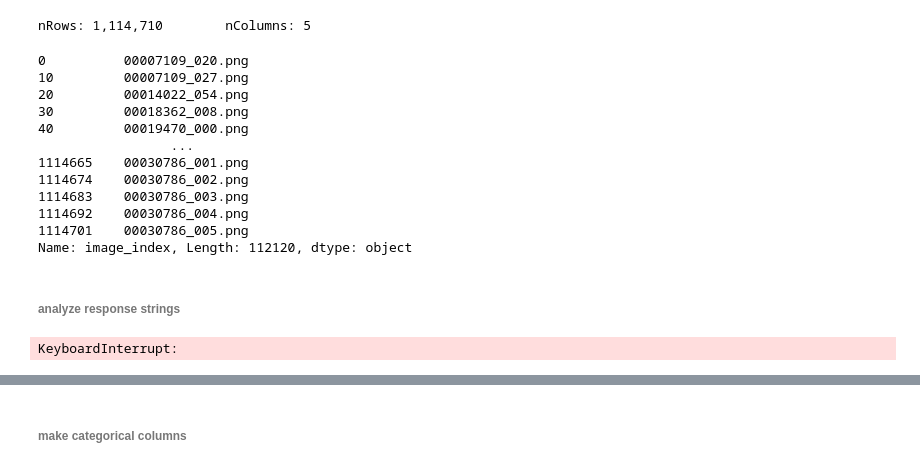
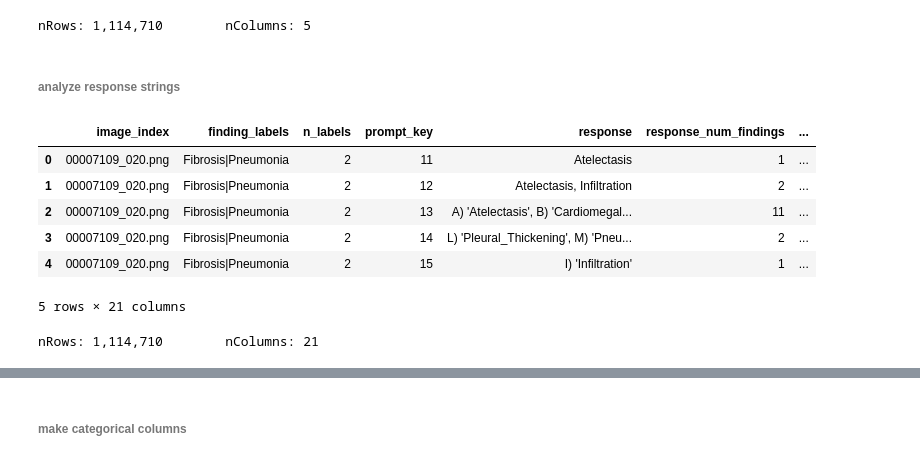
Before and after one commit to mark-rustad/CheXagent, a Jupyter notebook: get_started.ipynb, the cells around one changed output, grey strips where cells are left out. Cells and saved outputs as stored; diff of their text form; code cells hidden in the pictures.

```diff
--- a/get_started.ipynb
+++ b/get_started.ipynb
@@ -73,10 +76,10 @@ def is_true_positive(series):
 
 def true_positives(series):
     label_list = series["finding_labels"].split("|")
-    true_positives = []
-    for label in label_list:
-        if label in series["response"]:
-            true_positives.append(label)
+    true_positives = [label for label in label_list if label in series["response"]]
+    # for label in label_list:
+    #     if label in series["response"]:
+    #         true_positives.append(label)
     return true_positives
 
 
@@ -84,10 +87,10 @@ def false_positives(series):
     label_list = series["finding_labels"].split("|")
     conditions = ["Atelectasis", "Cardiomegaly", "Consolidation", "Edema", "Effusion", "Emphysema", "Fibrosis", "Hernia", "Infiltration", "Mass", "Nodule", "Pleural_Thickening", "Pneumonia", "Pneumothorax", "No Finding"]  # fmt: skip # nopep8
     fp_options = [x for x in conditions if x not in label_list]
-    false_positives = []
-    for option in fp_options:
-        if option in series["response"]:
-            false_positives.append(option)
+    false_positives = [fp for fp in fp_options if fp in series["response"]]
+    # for option in fp_options:
+    #     if option in series["response"]:
+    #         false_positives.append(option)
     return false_positives
 
 
@@ -185,7 +188,8 @@ data = data[column_names]
 # %% [markdown]
 ###### import results
 # %%
-filelist = [x.as_posix() for x in Path("output").rglob("disease_classification_QA*.csv")]
+# filelist = [x.as_posix() for x in Path("output").rglob("disease_classification_QA*.csv")]
+filelist = [x.as_posix() for x in Path("output").rglob("CheXagent_results_on_NIH_CXR.csv.gz")]
 results = pd.DataFrame()
 for f in filelist:
     df_i = pd.read_csv(f, usecols=["image_index", "finding_labels", "prompt_key", "response"], dtype=str)
@@ -209,41 +211,37 @@ results.to_csv("output/CheXagent_results_on_NIH_CXR.csv.gz", index=False)
-# %%
-results["image_index"].drop_duplicates()
-# %% [output]
-0          00007109_020.png
-10         00007109_027.png
-20         00014022_054.png
-30         00018362_008.png
-40         00019470_000.png
-                 ...
-1114665    00030786_001.png
-1114674    00030786_002.png
-1114683    00030786_003.png
-1114692    00030786_004.png
-1114701    00030786_005.png
-Name: image_index, Length: 112120, dtype: object
 # %% [markdown]
 ###### analyze response strings
 # %%
 results["response_num_findings"] = results["response"].transform(count_substrings)
 results["response_num_findings_grouped"] = results["response_num_findings"].apply(lambda x: 15 if x >= 15 else x)
 results["label_in_response"] = results.apply(is_label_in_response, axis=1)
 results["true_positives"] = results.apply(true_positives, axis=1)
 results["true_positives_len"] = results["true_positives"].transform(len)
 results["false_positives"] = results.apply(false_positives, axis=1)
 results["false_positives_len"] = results["false_positives"].transform(len)
 results["true_negatives"] = results.apply(true_negatives, axis=1)
 results["true_negatives_len"] = results["true_negatives"].transform(len)
 results["false_negatives"] = results.apply(false_negatives, axis=1)
 results["false_negatives_len"] = results["false_negatives"].transform(len)
 
 results["accuracy"] = (results["true_positives_len"] + results["true_negatives_len"]) / 15
 results["recall"] = results["true_positives_len"] / (results["true_positives_len"] + results["false_negatives_len"])
 results["precision"] = results["true_positives_len"] / (results["true_positives_len"] + results["false_positives_len"])
-results["f1"] = (2 * ((results["precision"] * results["recall"]) / (results["precision"] + results["recall"]))).fillna(0.)
-results["specificity"] = results["true_negatives_len"] / (results["true_negatives_len"] + results["false_positives_len"])
+results["f1"] = (2 * ((results["precision"] * results["recall"]) / (results["precision"] + results["recall"]))).fillna(
+    0.0
+)
+results["specificity"] = results["true_negatives_len"] / (
+    results["true_negatives_len"] + results["false_positives_len"]
+)
 
 disp_df(results)
 # %% [output]
+|  | image_index | finding_labels | n_labels | prompt_key | response | response_num_findings | ... |
+| 0 | 00007109_020.png | Fibrosis|Pneumonia | 2 | 11 | Atelectasis | 1 | ... |
+| 1 | 00007109_020.png | Fibrosis|Pneumonia | 2 | 12 | Atelectasis, Infiltration | 2 | ... |
+| 2 | 00007109_020.png | Fibrosis|Pneumonia | 2 | 13 | A) 'Atelectasis', B) 'Cardiomegal... | 11 | ... |
+| 3 | 00007109_020.png | Fibrosis|Pneumonia | 2 | 14 | L) 'Pleural_Thickening', M) 'Pneu... | 2 | ... |
+| 4 | 00007109_020.png | Fibrosis|Pneumonia | 2 | 15 | I) 'Infiltration' | 1 | ... |
-KeyboardInterrupt:
+5 rows × 21 columns
+nRows: 1,114,710        nColumns: 21
 # %%
 # remove outlier case
```
Also changed, not shown: parts of 37 cells of this notebook.
